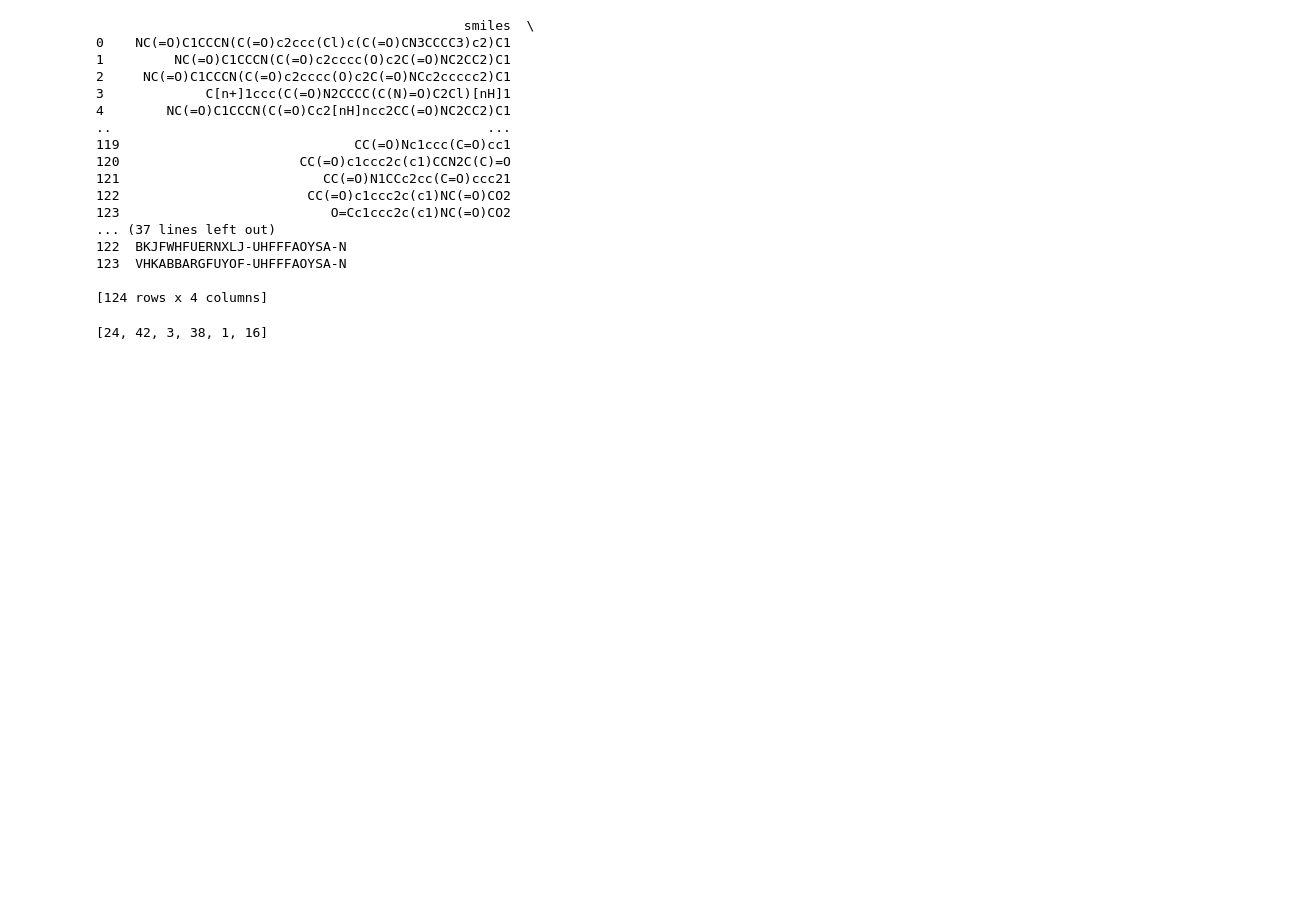
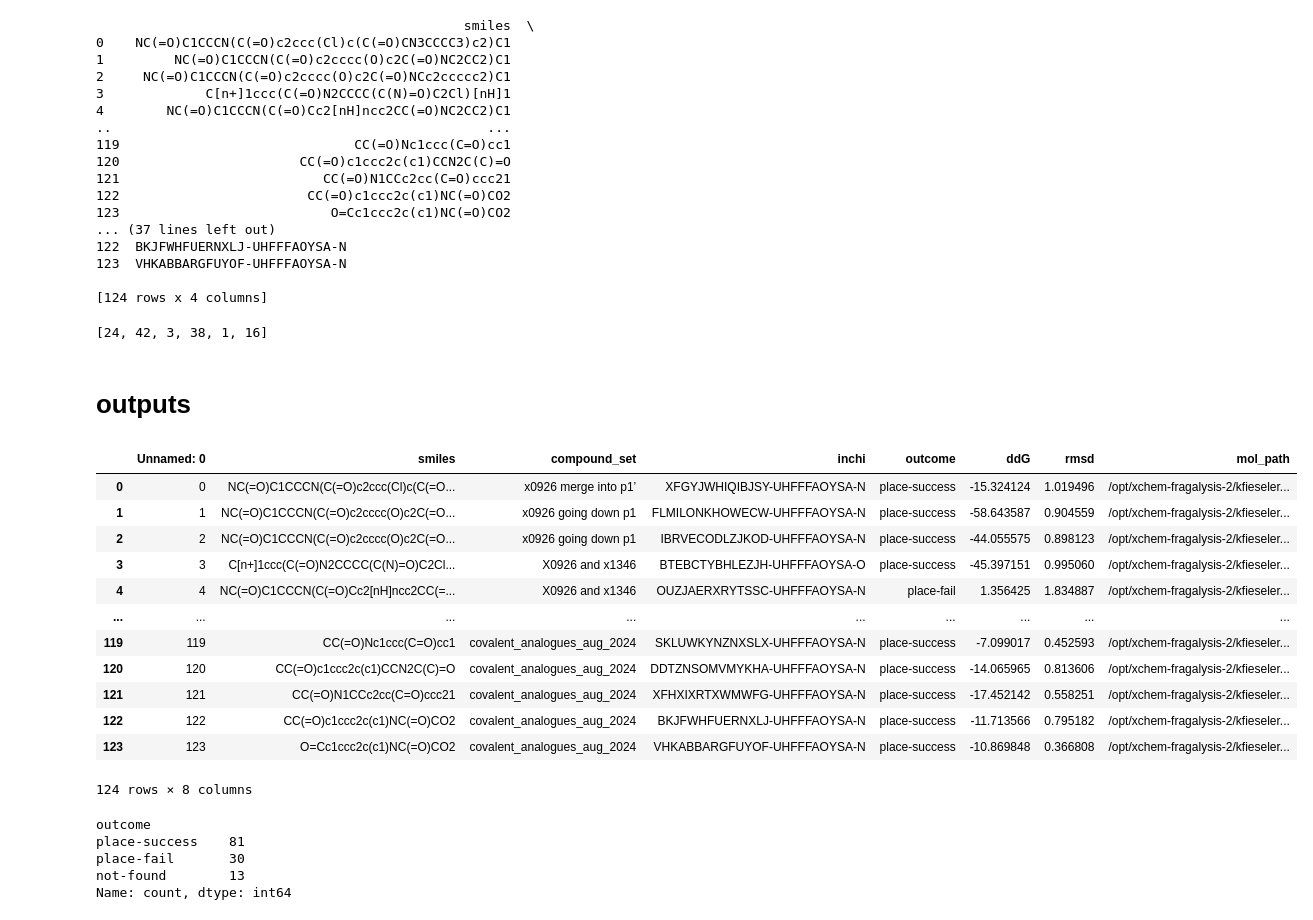
Before and after one commit to kate-fie/EV-A71-2A-syndirella-run-2, a Jupyter notebook: preparation/all_scaffolds.ipynb, the cells around one changed output. Cells and saved outputs as stored; diff of their text form; code cells hidden in the pictures; blank space fills up the shorter version.

```diff
--- a/preparation/all_scaffolds.ipynb
+++ b/preparation/all_scaffolds.ipynb
@@ -60,0 +59,27 @@ dfs_lens
+# %% [markdown]
+# outputs
+# %%
+df = pd.read_csv('/Users/kate_fieseler/PycharmProjects/EV-A71-2A-syndirella-run-2/find_scaffolds/23aug_all_scaffolds_info.csv')
+df
+# %% [output]
+|  | Unnamed: 0 | smiles | compound_set | inchi | outcome | ddG | rmsd | mol_path |
+| 0 | 0 | NC(=O)C1CCCN(C(=O)c2ccc(Cl)c(C(=O... | x0926 merge into p1’ | XFGYJWHIQIBJSY-UHFFFAOYSA-N | place-success | -15.324124 | 1.019496 | /opt/xchem-fragalysis-2/kfieseler... |
+| 1 | 1 | NC(=O)C1CCCN(C(=O)c2cccc(O)c2C(=O... | x0926 going down p1 | FLMILONKHOWECW-UHFFFAOYSA-N | place-success | -58.643587 | 0.904559 | /opt/xchem-fragalysis-2/kfieseler... |
+| 2 | 2 | NC(=O)C1CCCN(C(=O)c2cccc(O)c2C(=O... | x0926 going down p1 | IBRVECODLZJKOD-UHFFFAOYSA-N | place-success | -44.055575 | 0.898123 | /opt/xchem-fragalysis-2/kfieseler... |
+| 3 | 3 | C[n+]1ccc(C(=O)N2CCCC(C(N)=O)C2Cl... | X0926 and x1346 | BTEBCTYBHLEZJH-UHFFFAOYSA-O | place-success | -45.397151 | 0.995060 | /opt/xchem-fragalysis-2/kfieseler... |
+| 4 | 4 | NC(=O)C1CCCN(C(=O)Cc2[nH]ncc2CC(=... | X0926 and x1346 | OUZJAERXRYTSSC-UHFFFAOYSA-N | place-fail | 1.356425 | 1.834887 | /opt/xchem-fragalysis-2/kfieseler... |
+| ... | ... | ... | ... | ... | ... | ... | ... | ... |
+| 119 | 119 | CC(=O)Nc1ccc(C=O)cc1 | covalent_analogues_aug_2024 | SKLUWKYNZNXSLX-UHFFFAOYSA-N | place-success | -7.099017 | 0.452593 | /opt/xchem-fragalysis-2/kfieseler... |
+| 120 | 120 | CC(=O)c1ccc2c(c1)CCN2C(C)=O | covalent_analogues_aug_2024 | DDTZNSOMVMYKHA-UHFFFAOYSA-N | place-success | -14.065965 | 0.813606 | /opt/xchem-fragalysis-2/kfieseler... |
+| 121 | 121 | CC(=O)N1CCc2cc(C=O)ccc21 | covalent_analogues_aug_2024 | XFHXIXRTXWMWFG-UHFFFAOYSA-N | place-success | -17.452142 | 0.558251 | /opt/xchem-fragalysis-2/kfieseler... |
+| 122 | 122 | CC(=O)c1ccc2c(c1)NC(=O)CO2 | covalent_analogues_aug_2024 | BKJFWHFUERNXLJ-UHFFFAOYSA-N | place-success | -11.713566 | 0.795182 | /opt/xchem-fragalysis-2/kfieseler... |
+| 123 | 123 | O=Cc1ccc2c(c1)NC(=O)CO2 | covalent_analogues_aug_2024 | VHKABBARGFUYOF-UHFFFAOYSA-N | place-success | -10.869848 | 0.366808 | /opt/xchem-fragalysis-2/kfieseler... |
+124 rows × 8 columns
+# %%
+df['outcome'].value_counts()
+# %% [output]
+outcome
+place-success    81
+place-fail       30
+not-found        13
+Name: count, dtype: int64
```
Also changed, not shown: parts of 1 cell of this notebook, 1 other file.
